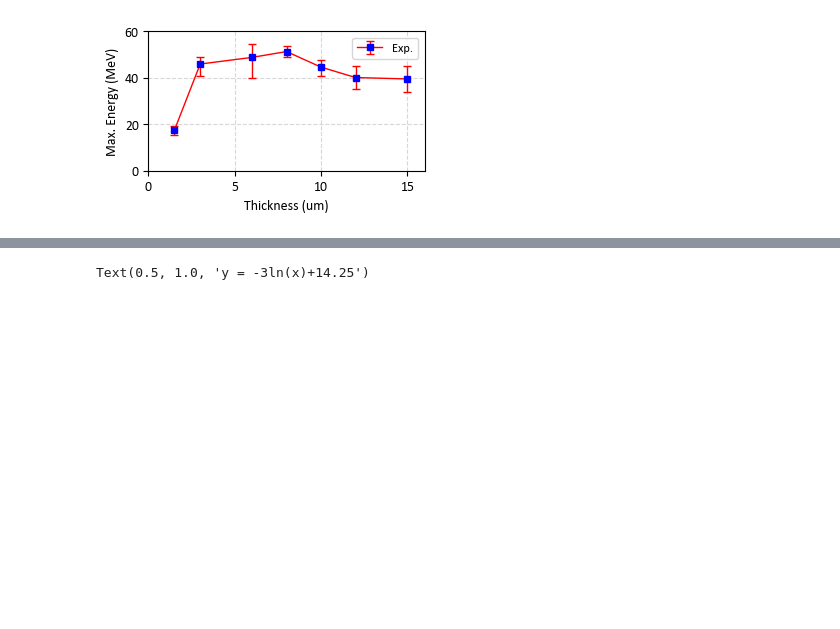
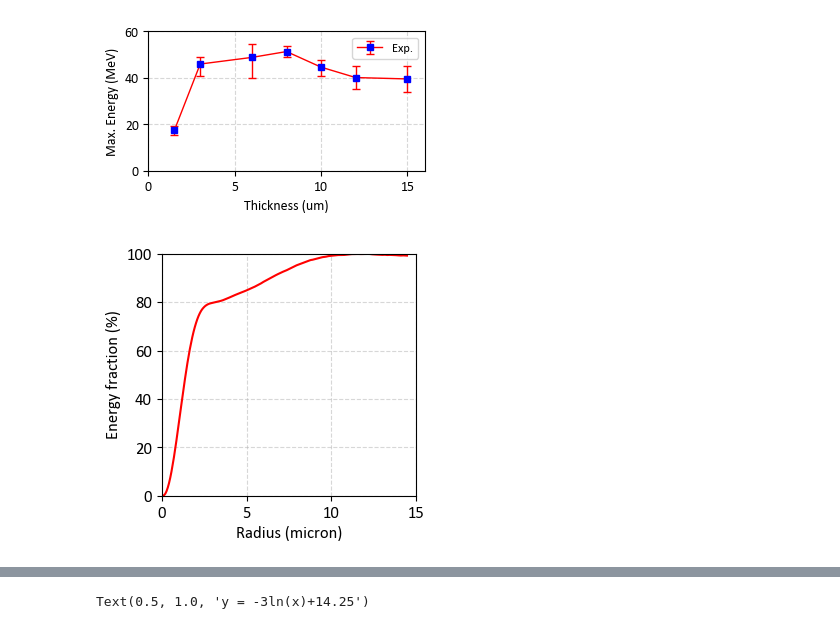
Before and after one commit to weipengyao/scripts, a Jupyter notebook: ms_f1_figs.ipynb, the cells around one changed output, grey strips where cells are left out. Cells and saved outputs as stored; diff of their text form; code cells hidden in the pictures; blank space fills up the shorter version.

```diff
--- a/ms_f1_figs.ipynb
+++ b/ms_f1_figs.ipynb
@@ -74,7 +74,30 @@ fig.savefig('/Users/yao/Desktop/figX_tkn_e.pdf', dpi=600)
 # %%
 import numpy as np
 import matplotlib.pyplot as plt
+# %%
+distance   = np.loadtxt('/Users/yao/Desktop/Encircled_Energy_r14,45um.txt',delimiter=' ', usecols=0)
+proportion = np.loadtxt('/Users/yao/Desktop/Encircled_Energy_r14,45um.txt',delimiter=' ', usecols=1)
 # %%
-x = np.linspace(1.0, 200.0, 200) # 构造自变量
-y = -1. * 3 * np.log(x) + 14.25  # 原函数，从你的excel里面拟合的结果拿来的
-y1 = -1. * 3 / x                 # 原函数的导数
+width  = 3.487 * 1.0
+height = width / 1.618 * 1.5
+
+fig, ax = plt.subplots()
+fig.subplots_adjust(left=.15, bottom=.16, right=.99, top=.97)
+
+ax.plot(distance, proportion*100, color='r',lw=1.5,
+             linestyle='-',
+             # label=r'$n_e$ (100$n_c$)',
+           )
+
+ax.set_xlim([0,15])
+ax.set_ylim([0,100])
+# ax.set_xticks([6,11,16])
+# plt.title('time = {:.1f} fs'.format(ttf[idt]))
+ax.grid(which='both',linestyle='--',alpha=0.5)
+ax.set_xlabel(r'Radius (micron)')
+ax.set_ylabel('Energy fraction (%)')
+# ax.legend(fancybox=False, frameon=False, loc='best',fontsize=10)
+fig.set_size_inches(width, height)
+fig.tight_layout()
+# %% [output]
+[figure, added]
```
Also changed, not shown: parts of 5 cells of this notebook, 3 other files.
